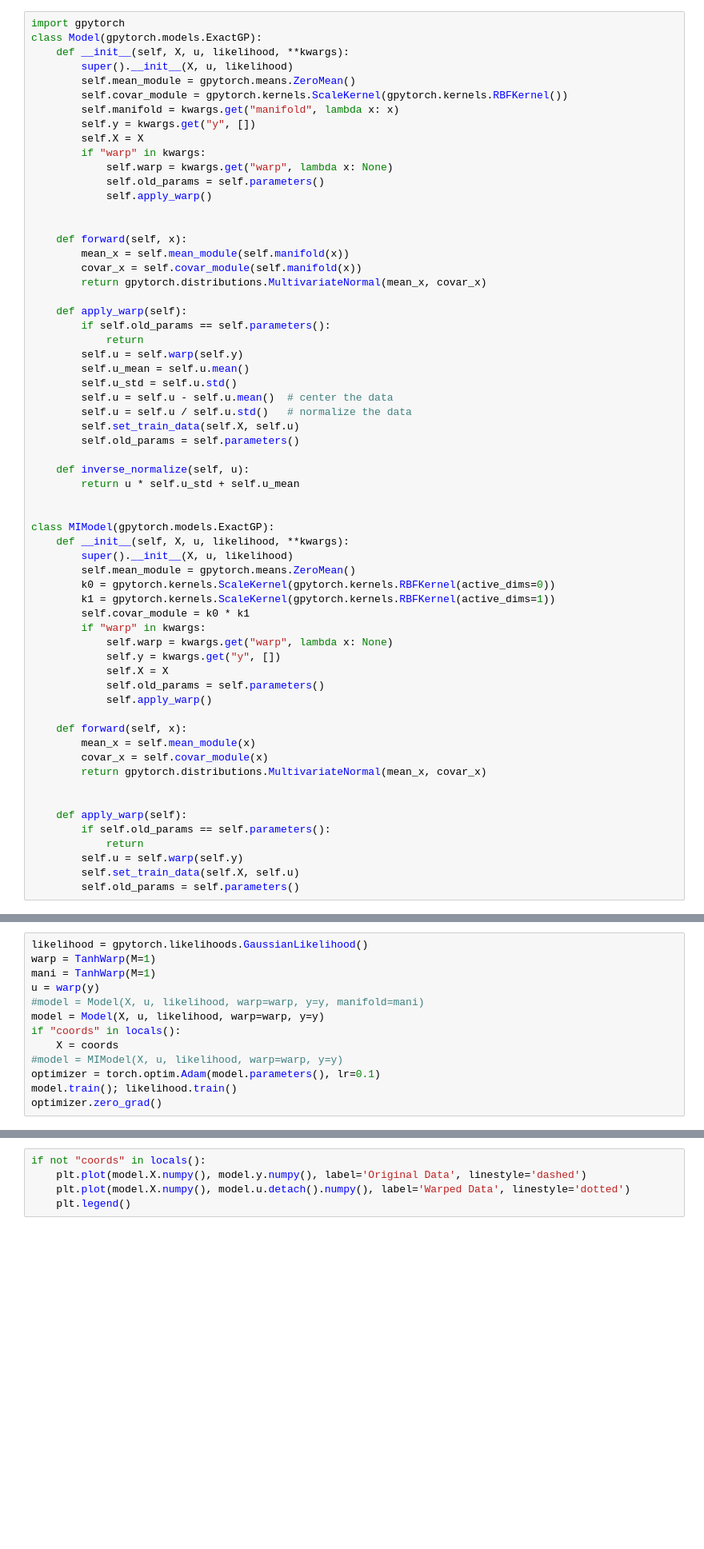
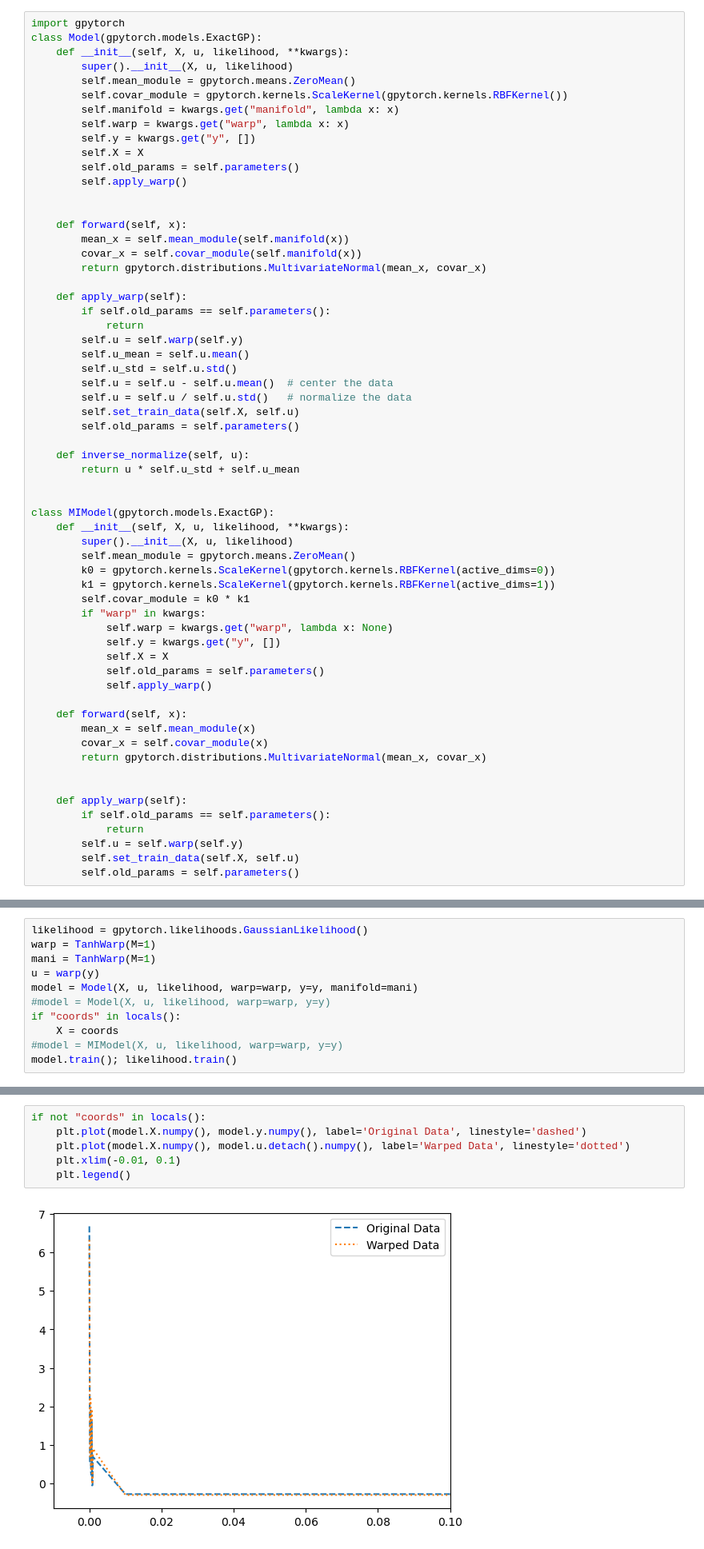
Before and after one commit to ABesginow/LaplaceKernelSearch, a Jupyter notebook: scripts/warping_test.ipynb, the cells around one changed output, grey strips where cells are left out. Shown at 80% size. Cells and saved outputs as stored; diff of their text form; blank space fills up the shorter version.

```diff
--- a/scripts/warping_test.ipynb
+++ b/scripts/warping_test.ipynb
@@ -86,12 +366,11 @@ class Model(gpytorch.models.ExactGP):
         self.mean_module = gpytorch.means.ZeroMean()
         self.covar_module = gpytorch.kernels.ScaleKernel(gpytorch.kernels.RBFKernel())
         self.manifold = kwargs.get("manifold", lambda x: x)
+        self.warp = kwargs.get("warp", lambda x: x)
         self.y = kwargs.get("y", [])
         self.X = X
-        if "warp" in kwargs:
-            self.warp = kwargs.get("warp", lambda x: None)
-            self.old_params = self.parameters()
-            self.apply_warp()
+        self.old_params = self.parameters()
+        self.apply_warp()
 
 
     def forward(self, x):
@@ -238,11 +511,9 @@ likelihood = gpytorch.likelihoods.GaussianLikelihood()
 warp = TanhWarp(M=1)
 mani = TanhWarp(M=1)
 u = warp(y)
-#model = Model(X, u, likelihood, warp=warp, y=y, manifold=mani)
-model = Model(X, u, likelihood, warp=warp, y=y)
+model = Model(X, u, likelihood, warp=warp, y=y, manifold=mani)
+#model = Model(X, u, likelihood, warp=warp, y=y)
 if "coords" in locals():
     X = coords
 #model = MIModel(X, u, likelihood, warp=warp, y=y)
-optimizer = torch.optim.Adam(model.parameters(), lr=0.1)
 model.train(); likelihood.train()
-optimizer.zero_grad()
@@ -256,5 +533,8 @@ if "coords" in locals() and coords.ndim > 1:
 # %%
 if not "coords" in locals():
     plt.plot(model.X.numpy(), model.y.numpy(), label='Original Data', linestyle='dashed')
     plt.plot(model.X.numpy(), model.u.detach().numpy(), label='Warped Data', linestyle='dotted')
+    plt.xlim(-0.01, 0.1)
     plt.legend()
+# %% [output]
+[figure, added]
```
Also changed, not shown: parts of 38 cells of this notebook, 2 other files.
